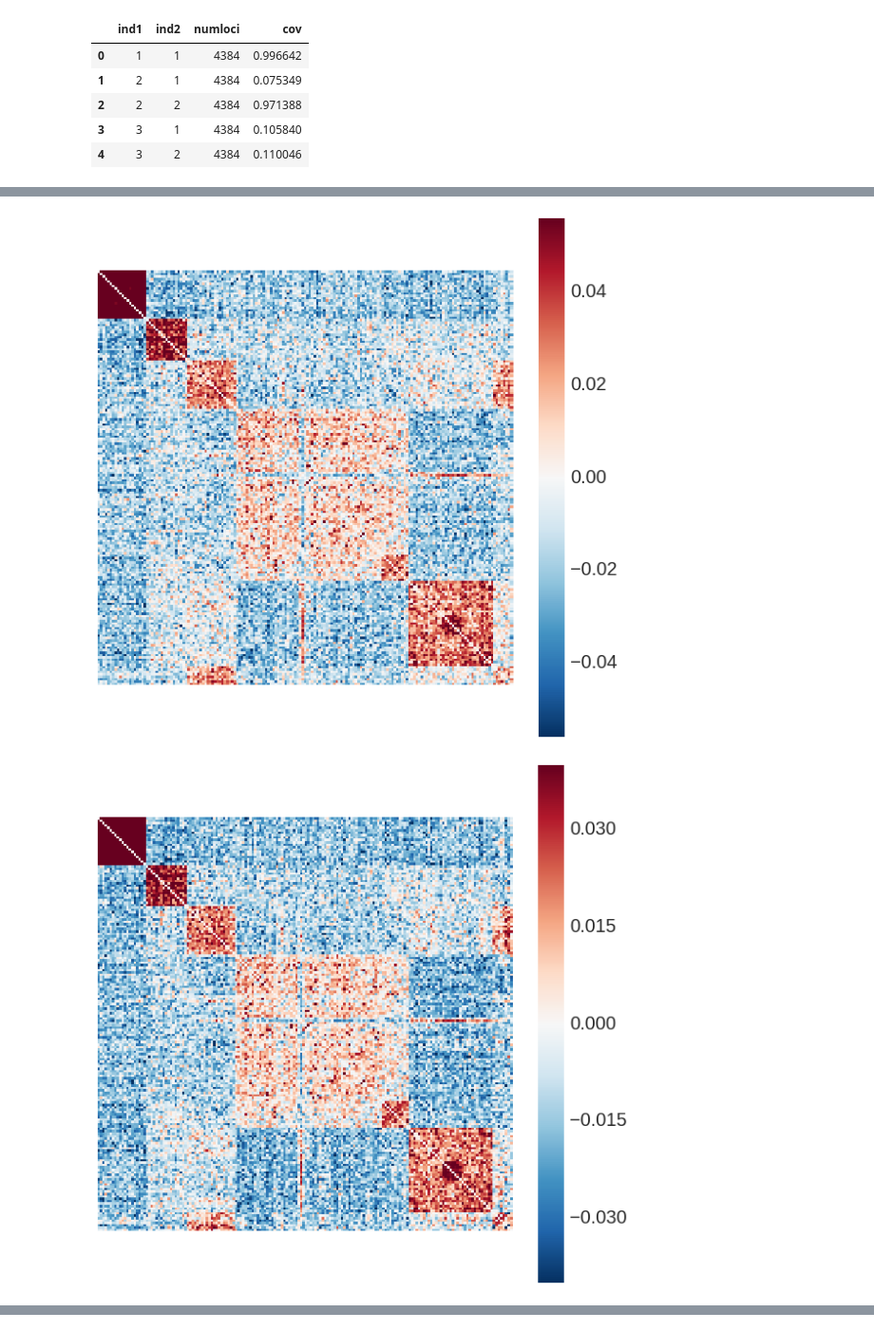
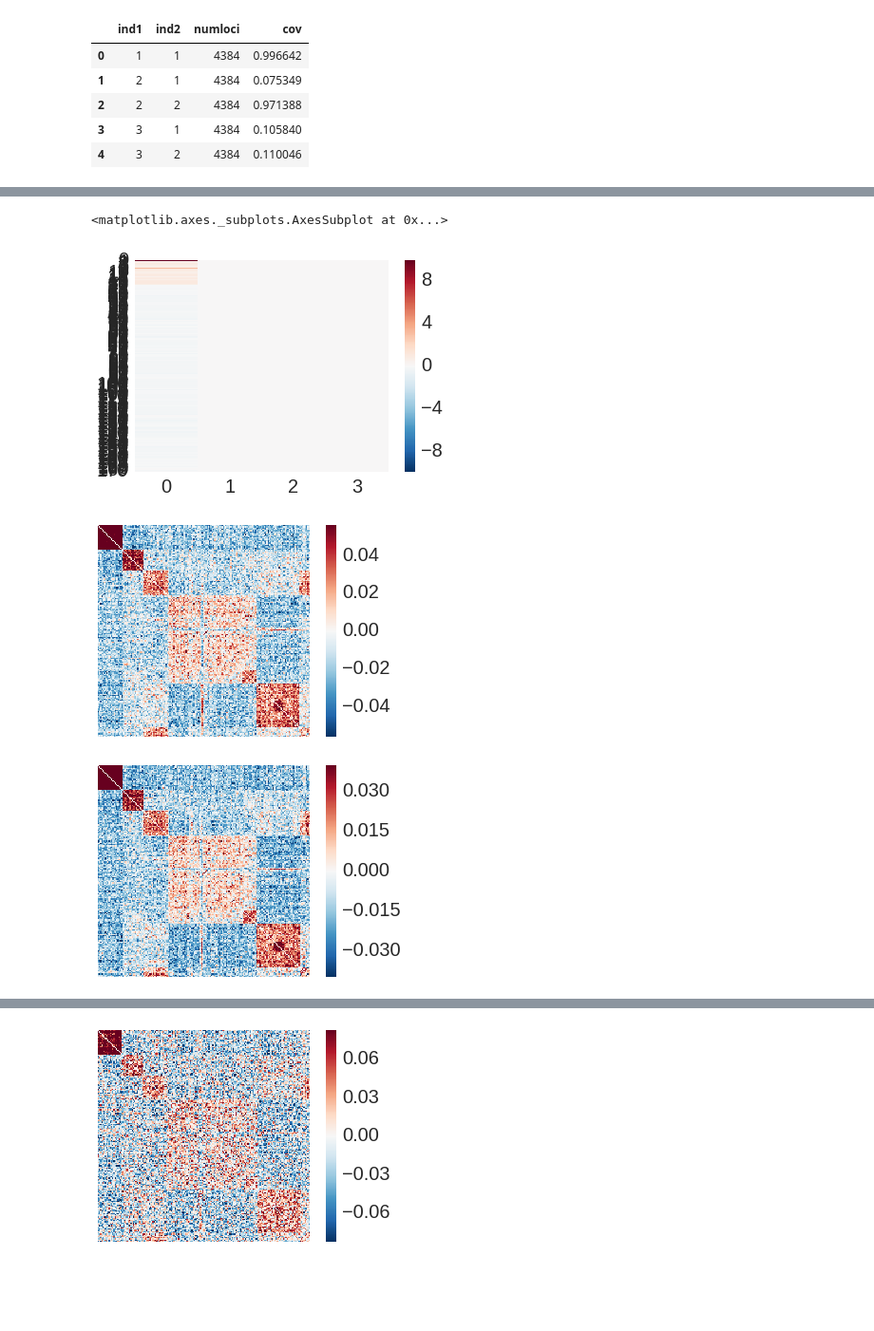
Before and after one commit to rwaples/chum_populations, a Jupyter notebook: run_EIGENSTRAT.ipynb, the cells around one changed output, grey strips where cells are left out. Shown at 95% size. Saved outputs shown, nothing was run; the diff lists cells and outputs as text; code cells hidden in the pictures; blank space fills up the shorter version.

```diff
--- a/run_EIGENSTRAT.ipynb
+++ b/run_EIGENSTRAT.ipynb
@@ -732,7 +796,13 @@ def plot_rel_matrix(rel_file):
+# %%
+sns.heatmap(yy.transform(rel_mat1), linewidths=0)
+# %% [output]
+<matplotlib.axes._subplots.AxesSubplot at 0x...>
+[figure, added]
 # %%
 plot_rel_matrix('/home/ipseg/Desktop/waples/chum_populations/results/batch_4/EIGENSOFT/on_map.codom.rel')
 plot_rel_matrix('/home/ipseg/Desktop/waples/chum_populations/results/batch_4/EIGENSOFT/on_map.dom.rel')
 plot_rel_matrix('/home/ipseg/Desktop/waples/chum_populations/results/batch_4/EIGENSOFT/paralogs.dom.rel')
+plot_rel_matrix('/home/ipseg/Desktop/waples/chum_populations/results/batch_4/EIGENSOFT/on_map.codom.subsample.rel')
 # %% [output]
-[figure, old version]
+[figure, new version]
-[figure, old version]
+[figure, new version]
@@ -739,0 +810 @@ plot_rel_matrix('/home/ipseg/Desktop/waples/chum_populations/results/batch_4/EIG
+[figure, added]
```
Also changed, not shown: parts of 12 cells of this notebook, 5 other files.
